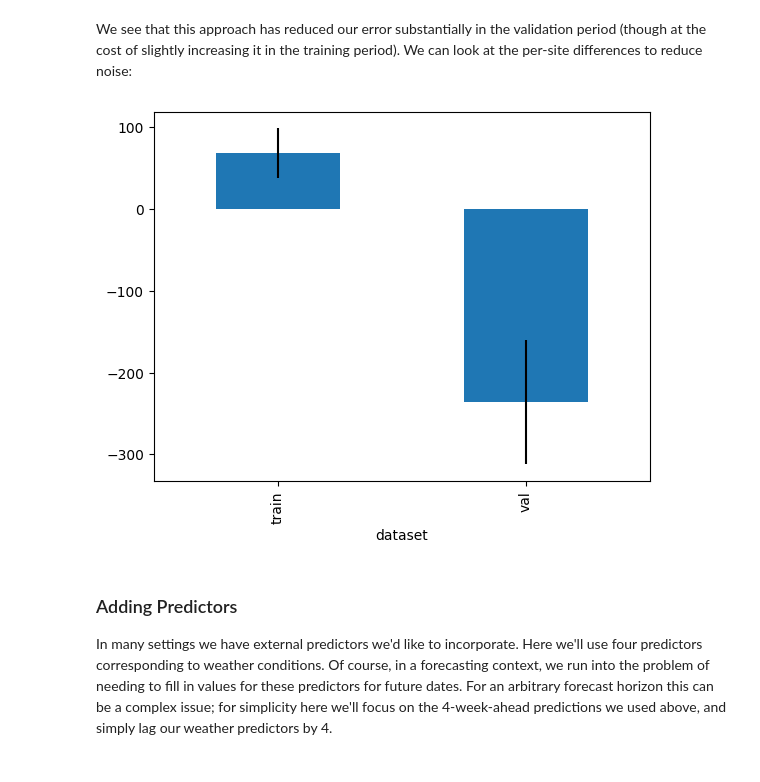
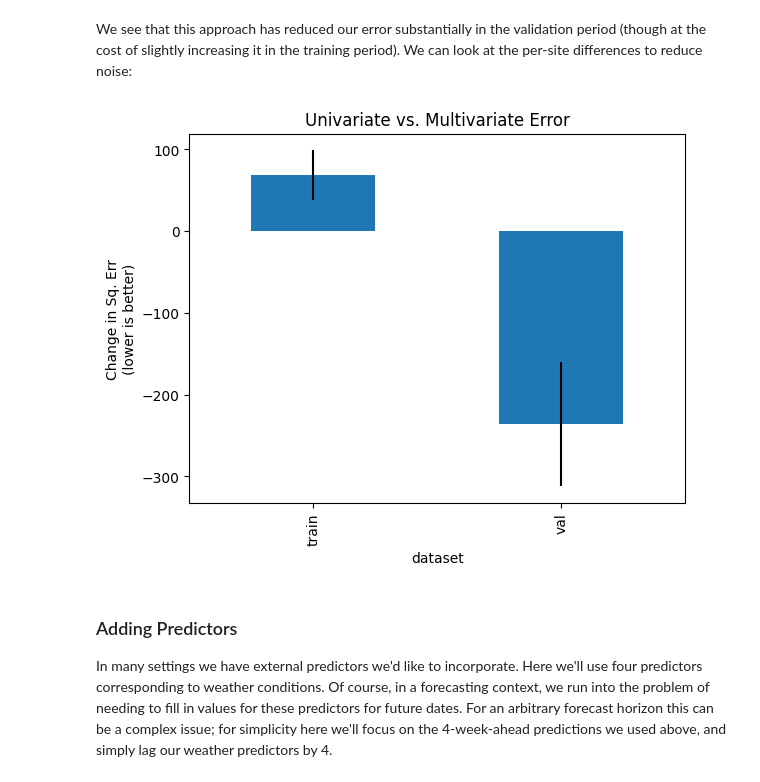
Before and after one commit to strongio/torchcast, a Jupyter notebook: docs/examples/air_quality.ipynb, the cells around one changed output. Drawn from its saved outputs; the diff is of its cells as text; code cells hidden in the pictures.

```diff
--- a/docs/examples/air_quality.ipynb
+++ b/docs/examples/air_quality.ipynb
@@ -281,14 +281,16 @@ We see that this approach has reduced our error substantially in the validation
 # %%
 error_agg = (df_multivariate_error
             .merge(df_univariate_error, on=['station', 'dataset'], suffixes=('_mv', '_uni'))
             .assign(error_diff= lambda df: df['sq_error_mv'] - df['sq_error_uni'])
             .groupby(['dataset'])
              ['error_diff'].agg(['mean', 'sem']))
 
-error_agg['mean'].plot(kind='bar', yerr=error_agg['sem'])
+error_agg['mean'].plot(
+    kind='bar', yerr=error_agg['sem'], ylabel="Change in Sq. Err\n(lower is better)", title="Univariate vs. Multivariate Error"
+)
 plt.show()
 # %% [output]
-[figure, old version]
+[figure, new version]
 # %% [markdown]
 ### Adding Predictors
 
```
Also changed, not shown: parts of 3 cells of this notebook.
